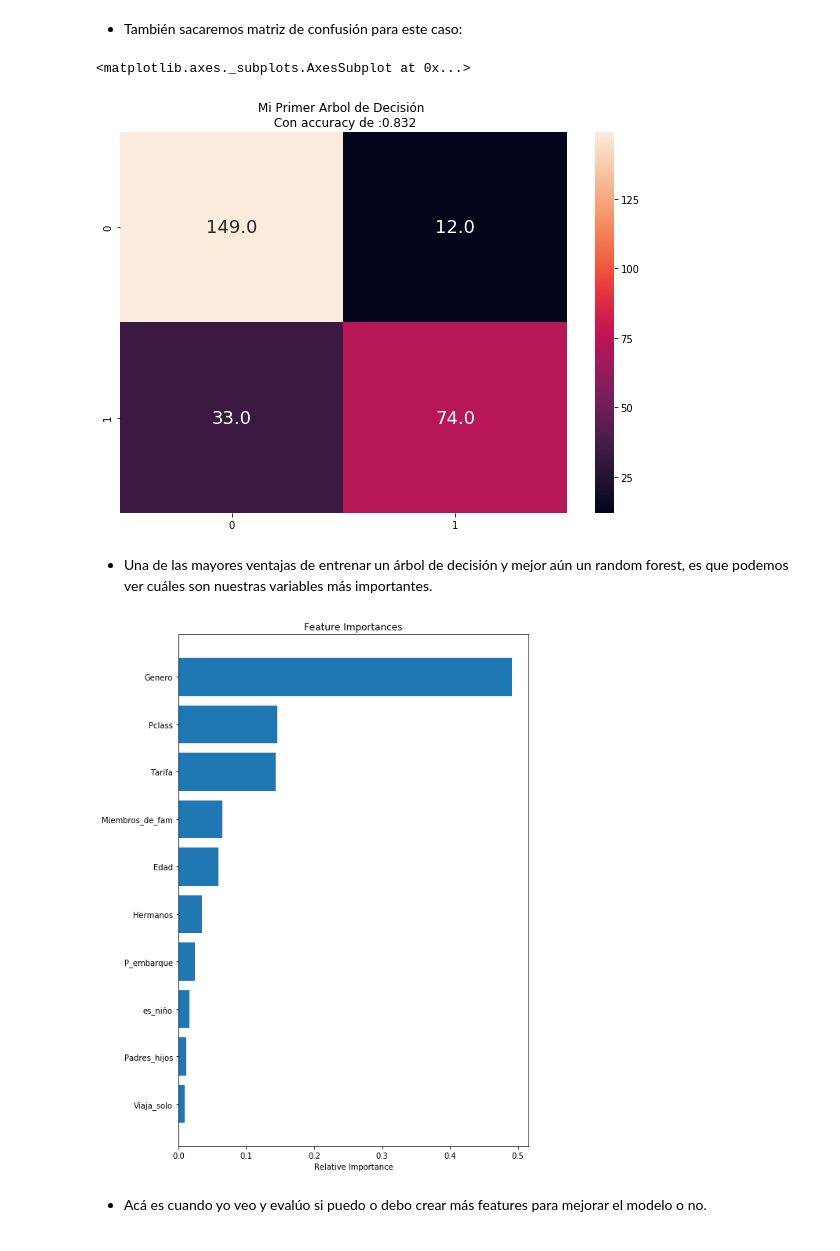
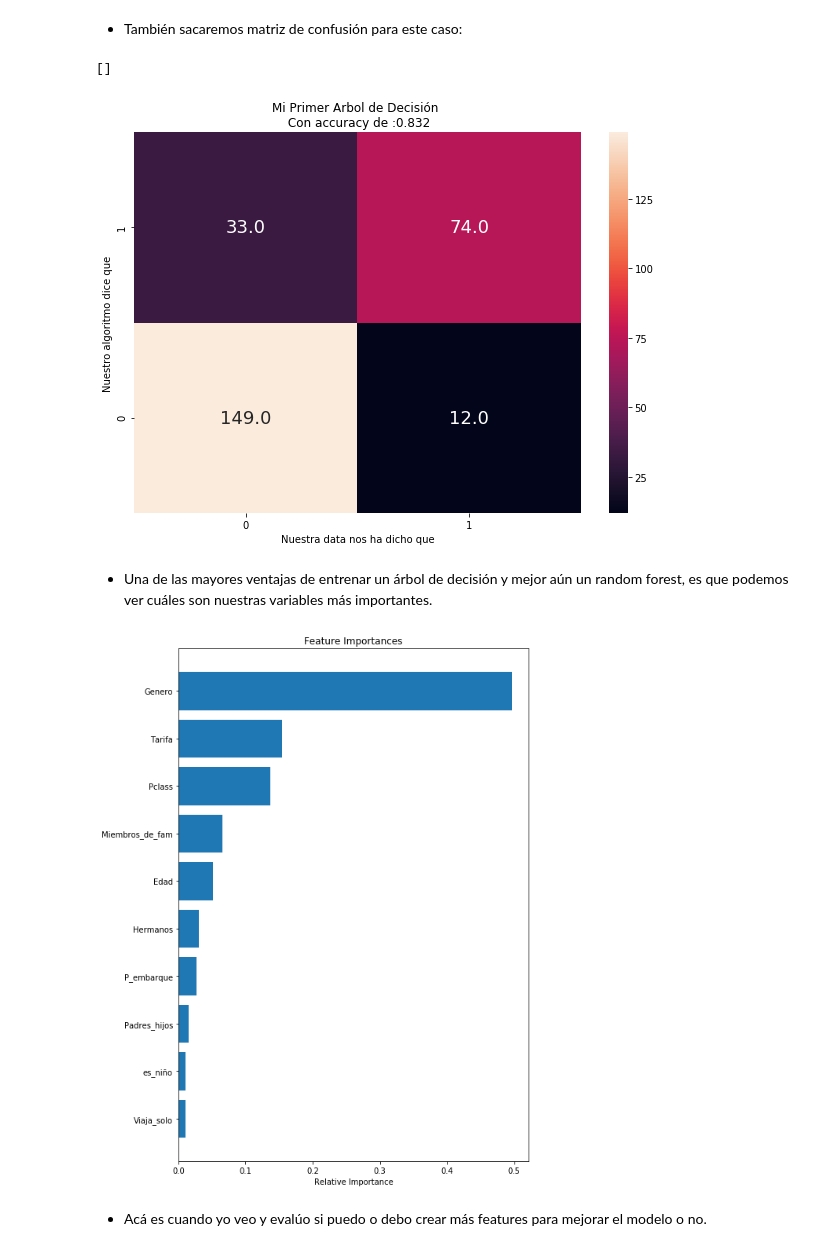
Before and after one commit to rcrdoh/Clases_DataScience, a Jupyter notebook: TitanicNotebook/Titanic_parte_02_Machine_Learning.ipynb, the cells around one changed output. Saved outputs shown, nothing was run; the diff lists cells and outputs as text; code cells hidden in the pictures.

```diff
--- a/TitanicNotebook/Titanic_parte_02_Machine_Learning.ipynb
+++ b/TitanicNotebook/Titanic_parte_02_Machine_Learning.ipynb
@@ -39,8 +11,6 @@ warnings.filterwarnings('ignore')
 # %%
 import dill
 dill.load_session('Titanic01.db')
-# %%
-train['P_embarque'].fillna(2,inplace=True)
 # %%
 ms.matrix(train)
 # %% [output]
@@ -387,17 +335,19 @@ El accuracy de mi RandomForest es: 0.832089552238806
 # %%
 from sklearn.metrics import confusion_matrix
 
 conf_matrix = confusion_matrix(y_test,y_pred_rnd) #Creo la matriz de confusón así de fácil
 
 plt.figure(figsize=(10,7))
 
 plt.title('Mi Primer Arbol de Decisión \n Con accuracy de :{0:.3f}'.format(accuracy_score(y_test, y_pred_rnd)))
+ax=sns.heatmap(conf_matrix, annot = True, annot_kws={"size": 18}, fmt=".1f")
+ax.set_ylim((0,2))
 plt.xlabel('Nuestra data nos ha dicho que')
 plt.ylabel('Nuestro algoritmo dice que')
-sns.heatmap(conf_matrix, annot = True, annot_kws={"size": 18}, fmt=".1f")
+plt.plot()
 # %% [output]
-<matplotlib.axes._subplots.AxesSubplot at 0x...>
+[]
-[figure, old version]
+[figure, new version]
 # %% [markdown]
 - Una de las mayores ventajas de entrenar un árbol de decisión y mejor aún un random forest, es que podemos ver cuáles son nuestras variables más importantes.
 # %%
@@ -412,7 +362,7 @@ plt.yticks(range(len(indices)),[cols[i] for i in indices])
 plt.xlabel('Relative Importance')
 plt.show()
 # %% [output]
-[figure, old version]
+[figure, new version]
 # %% [markdown]
 - Acá es cuando yo veo y evalúo si puedo o debo crear más features para mejorar el modelo o no.
 # %%
```
Also changed, not shown: parts of 22 cells of this notebook.
